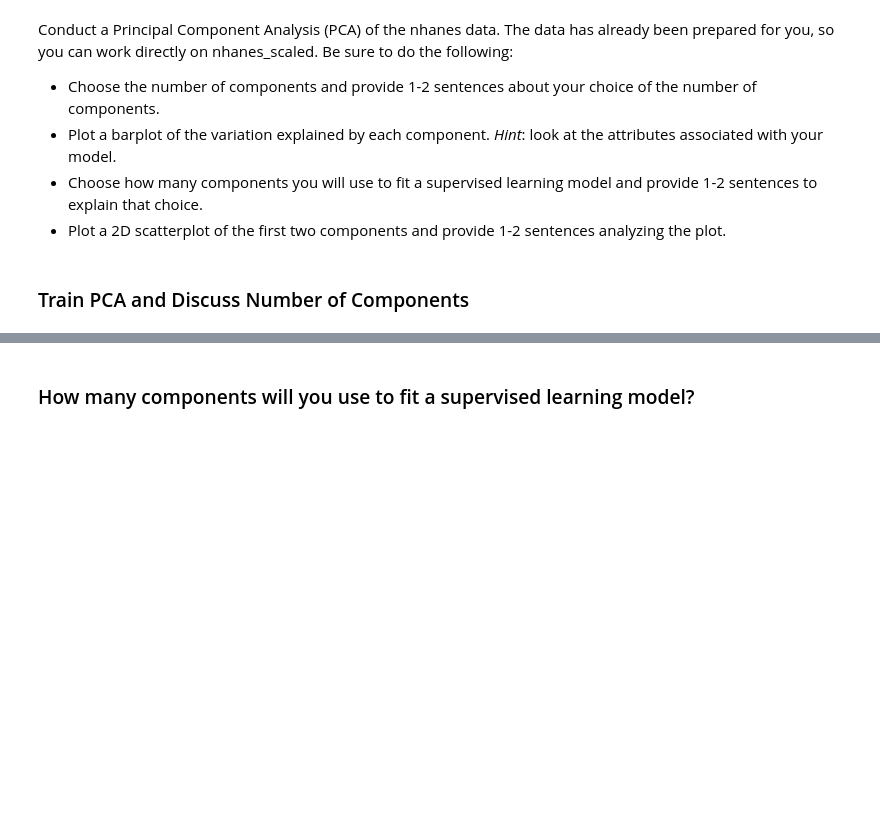
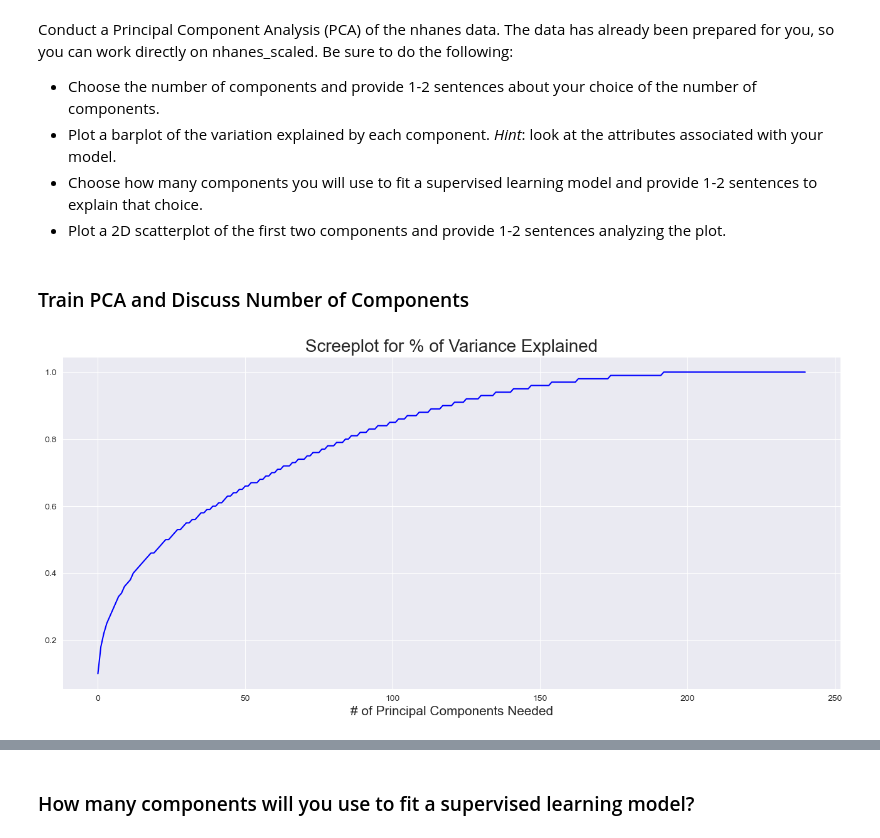
Before and after one commit to aramburoc/CSS_Project4_Corrine, a Jupyter notebook: Project 4 Students.ipynb, the cells around one changed output, grey strips where cells are left out. Cells and saved outputs as stored; diff of their text form; code cells hidden in the pictures; blank space fills up the shorter version.

```diff
--- a/Project 4 Students.ipynb
+++ b/Project 4 Students.ipynb
@@ -112,0 +110,15 @@ principalComponents_nhanes = pca.fit_transform(nhanes_scaled)
+# %%
+#plotting a scree plot to see how many principal components would be needed to capture the
+#a good amount of variance in the data set
+
+#create a screeplot with no principal components assgined
+pca = PCA()
+principalComponents_nhanes1 = pca.fit_transform(nhanes_scaled)
+variance_exp_cumsum = pca.explained_variance_ratio_.cumsum().round(2)
+fig, axes = plt.subplots(1,1, figsize = (16,7), dpi = 100)
+plt.plot(variance_exp_cumsum, color = "blue")
+plt.title("Screeplot for % of Variance Explained", fontsize = 20)
+plt.xlabel("# of Principal Components Needed", fontsize = 15)
+plt.show()
+# %% [output]
+[figure, added]
```
Also changed, not shown: parts of 26 cells of this notebook.
